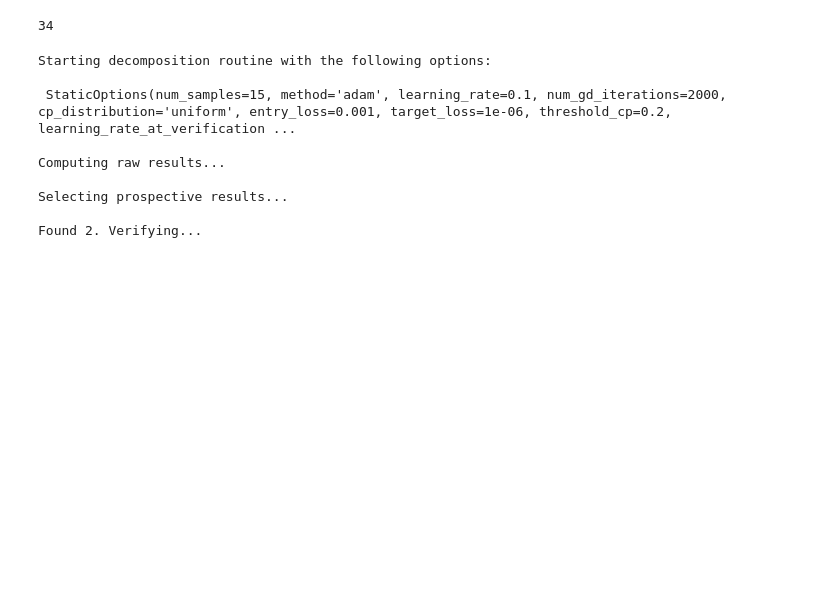
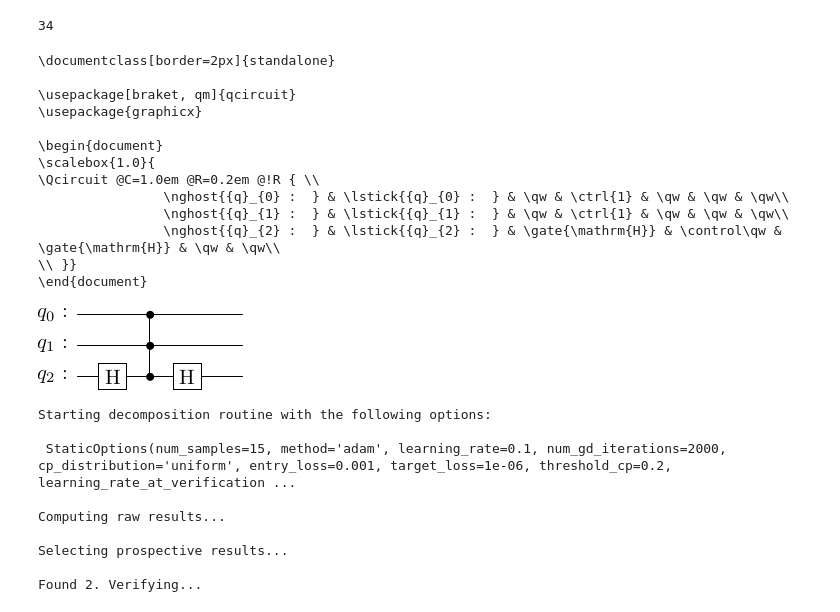
Before and after one commit to idnm/cpflow, a Jupyter notebook: Toffoli special.ipynb, the cells around one changed output. Cells and saved outputs as stored; diff of their text form; code cells hidden in the pictures; blank space fills up the shorter version.

```diff
--- a/Toffoli special.ipynb
+++ b/Toffoli special.ipynb
@@ -100,6 +100,28 @@ d
 d.cz_depth
 # %% [output]
 34
+# %%
+qc = QuantumCircuit(3)
+qc.h(2)
+qc.append(ZGate().control(2), [0,1,2])
+qc.h(2)
+print(qc.draw(output='latex_source'))
+qc.draw(output='latex')
+# %% [output]
+\documentclass[border=2px]{standalone}
+
+\usepackage[braket, qm]{qcircuit}
+\usepackage{graphicx}
+
+\begin{document}
+\scalebox{1.0}{
+\Qcircuit @C=1.0em @R=0.2em @!R { \\
+                \nghost{{q}_{0} :  } & \lstick{{q}_{0} :  } & \qw & \ctrl{1} & \qw & \qw & \qw\\
+                \nghost{{q}_{1} :  } & \lstick{{q}_{1} :  } & \qw & \ctrl{1} & \qw & \qw & \qw\\
+                \nghost{{q}_{2} :  } & \lstick{{q}_{2} :  } & \gate{\mathrm{H}} & \control\qw & \gate{\mathrm{H}} & \qw & \qw\\
+\\ }}
+\end{document}
+[figure, added]
 # %%
 unitary_loss_f = lambda u: disc_modulo_diagonal(u_toff3, u, 3, [2])
 decomposer = Decompose(connected_layer(3), unitary_loss_func=unitary_loss_f, label='relative_toff3_2q')
```
Also changed, not shown: 5 other files.
